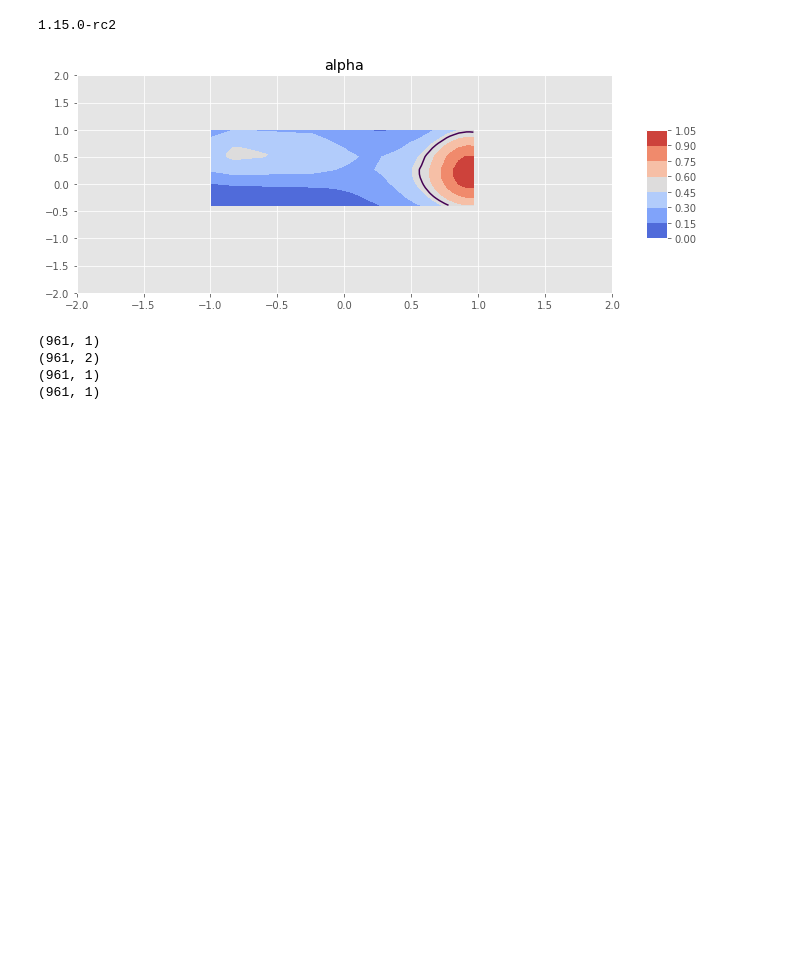
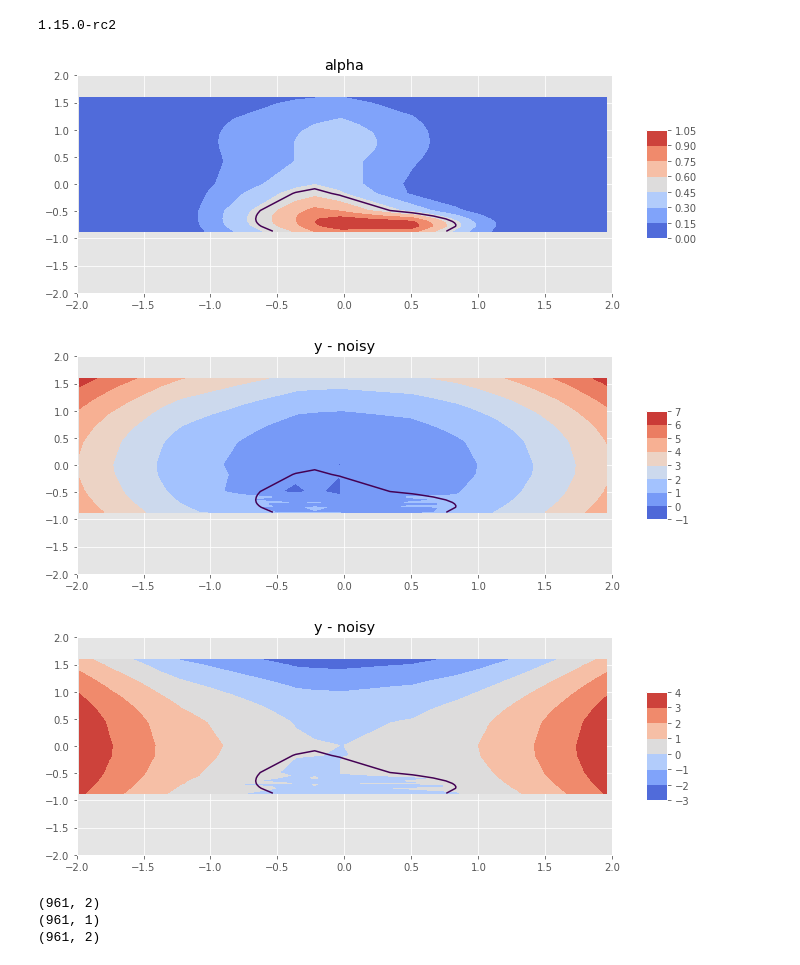
Before and after one commit to aidanscannell/trajectory-optimisation-in-learned-multimodal-dynamical-systems, a Jupyter notebook: notebooks/bi-modal-noise-svgp.ipynb, the cells around one changed output. Drawn from its saved outputs; the diff is of its cells as text; code cells hidden in the pictures; blank space fills up the shorter version.

```diff
--- a/notebooks/bi-modal-noise-svgp.ipynb
+++ b/notebooks/bi-modal-noise-svgp.ipynb
@@ -55,11 +55,11 @@ def plot_contourf_var(x, y, z, z_var, a=None, contour=None, title=None, inputs=F
     plt.suptitle(title)
     plt.show()
 
-def gen_data(N=100, x_min=-1., x_max=1., num_mixtures=5, low_noise_var=0.005, high_noise_var=0.3, plot_flag=[0, 0, 0]):
+def gen_data(N=100, x_scale=1., y_scale=1., num_mixtures=5, low_noise_var=0.005, high_noise_var=0.3, plot_flag=[0, 0, 0]):
     N = int(np.sqrt(N))
     # x_ = np.random.rand(N, 1) * 2 - 1 # X values
-    x_ = np.random.rand(N+10, 1) * 2 - 1 # X values
-    y_ = np.random.rand(N+10, 1) * 2 - 1 # X values
+    x_ = np.random.rand(N+10, 1) * 2 * x_scale - 1 * x_scale # X values
+    y_ = np.random.rand(N+10, 1) * 2 * y_scale - 1 * y_scale # X values
 
     x_ = np.sort(x_, axis=0)
     y_ = np.sort(y_, axis=0)
@@ -82,10 +82,12 @@ def gen_data(N=100, x_min=-1., x_max=1., num_mixtures=5, low_noise_var=0.005, hi
     a = np.interp(a, (a.min(), a.max()), (0, +1))
 
     # Generate outputs using f(x, y) = x**2 + y**2
-    z = func1(x.reshape(-1, 1), y.reshape(-1, 1))
-    # z = func(x.reshape(-1, 1), y.reshape(-1, 1))
+    z = np.zeros([N**2, 2])
+    z[:, 0:1] = func1(x.reshape(-1, 1), y.reshape(-1, 1))
+    z[:, 1:2] = func2(x.reshape(-1, 1), y.reshape(-1, 1))
     # if plot_flag[1] is 1:
-      # plot_contourf(x, y, z.reshape(x.shape), title='y - no noise')
+    #     plot_contourf(x, y, z[:, 0].reshape(x.shape), title='y1 - no noise')
+    #     plot_contourf(x, y, z[:, 1].reshape(x.shape), title='y2 - no noise')
 
     # a = np.zeros(x.shape)
     # a[:10, :10] = 1
@@ -93,29 +95,29 @@ def gen_data(N=100, x_min=-1., x_max=1., num_mixtures=5, low_noise_var=0.005, hi
         plot_contourf(x, y, a, contour=[0.5], title='alpha')
 
     # Add noise where alpha > 0.5
-    print(z.shape)
     aa = np.tile(a.reshape(-1, 1), z.shape[1]) # broadcast a along output dimension
     z = np.where(aa>0.5, z+high_noise_var*np.random.randn(*z.shape), z+low_noise_var*np.random.randn(*z.shape))
-    # if plot_flag[2] is 1:
-        # plot_contourf(x, y, z.reshape(x.shape), a, contour=[0.5], title='y - noisy')
+    if plot_flag[2] is 1:
+        plot_contourf(x, y, z[:, 0].reshape(x.shape), a, contour=[0.5], title='y - noisy')
+        plot_contourf(x, y, z[:, 1].reshape(x.shape), a, contour=[0.5], title='y - noisy')
 
-    # return xy, z.reshape(-1, 2), a.reshape(-1, 1)
-    return xy, z.reshape(-1, 1), a.reshape(-1, 1)
+    return xy, z.reshape(-1, 2), a.reshape(-1, 1)
 # %%
 N = 1000 # number of training observations
-X, Y, a = gen_data(N=N, num_mixtures=5, plot_flag=[1, 1, 1])
+X, Y, a = gen_data(N=N, num_mixtures=5, x_scale=2., y_scale=2., plot_flag=[1, 1, 1])
 # X, Y, a = gen_data(N=N, num_mixtures=1, plot_flag=[1, 1, 1])
 # Y = Y[:, 0:1]
 # Y = Y[:, 1:2]
 print(X.shape)
 print(a.shape)
 print(Y.shape)
 # %% [output]
-[figure, old version]
+[figure, new version]
+[figure, added]
+[figure, added]
+(961, 2)
 (961, 1)
 (961, 2)
-(961, 1)
-(961, 1)
 # %%
 class Logger(gpflow.actions.Action):
     def __init__(self, model):
```
Also changed, not shown: parts of 19 cells of this notebook.
